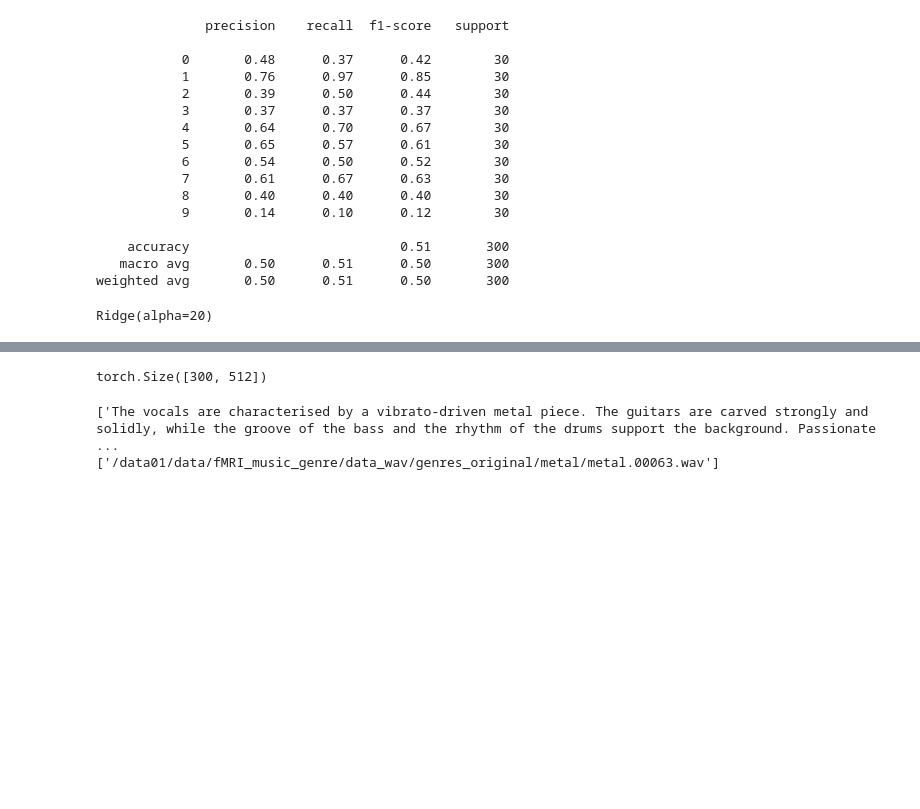
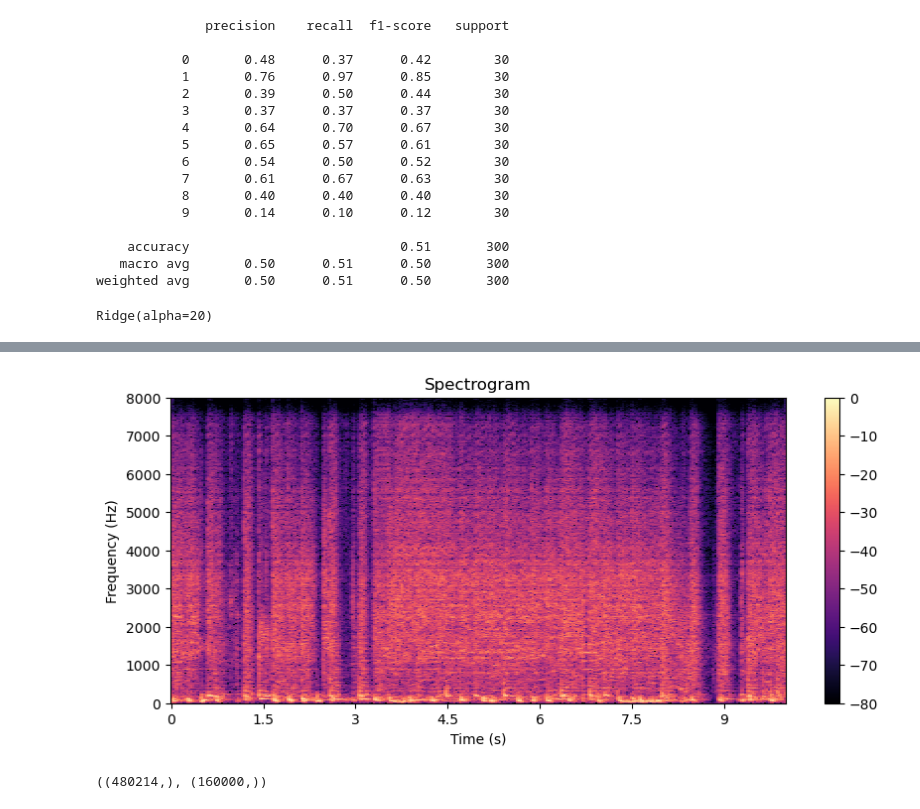
Before and after one commit to neoayanami/fmri-music-retrieve, a Jupyter notebook: AudioGen.ipynb, the cells around one changed output, grey strips where cells are left out. Saved outputs shown, nothing was run; the diff lists cells and outputs as text; code cells hidden in the pictures; blank space fills up the shorter version.

Commit message:
AudioGen spect

```diff
--- a/AudioGen.ipynb
+++ b/AudioGen.ipynb
@@ -695,0 +698,5 @@ stop_track = start_track + 1
+# %%
+start_track = 59   # 4, 5 --> (blues);  7 (classical); 17 (country); 20 (disco); 26, 27 (hip-hop); 32, 34 (jazz)
+                   # 37 (metal); 44, 45 (pop); 48 (reggae); 56, 57 (rock)
+
+stop_track = start_track + 1
@@ -701,14 +727,24 @@ from IPython.display import Audio
 Audio(audio_pred_from_brain, rate=16000)
 # %% [output]
 [interactive output not drawn]
-# %%
-test_text_feat_avg_aligned.shape
-# %% [output]
-torch.Size([300, 512])
+# %%
+import librosa
+
+X_pred = librosa.stft(audio_pred_from_brain)
+Xdb_pred = librosa.amplitude_to_db(abs(X_pred), ref=np.max)
+plt.figure(figsize=(10, 4))
+librosa.display.specshow(Xdb_pred, sr=16000, x_axis='time', y_axis='hz',)
+plt.colorbar()
+plt.title('Spectrogram')
+plt.xlabel('Time (s)')
+plt.ylabel('Frequency (Hz)')
+plt.show()
+# %% [output]
+[figure, added]
 # %%
 audio_vera = pipe(prompt_embeds=test_text_feat_avg_aligned[start_track:stop_track], num_inference_steps=50, audio_length_in_s=10.0).audios[0]
-print(test_caption_avg_aligned[start_track:stop_track])
-print(test_stim_name_avg_aligned[start_track:stop_track])
+audio_vera_wav = librosa.load(test_stim_name_avg_aligned[:60][start_track:stop_track][0], sr=16000)
-# %% [output]
-['The vocals are characterised by a vibrato-driven metal piece. The guitars are carved strongly and solidly, while the groove of the bass and the rhythm of the drums support the background. Passionate ...
-['/data01/data/fMRI_music_genre/data_wav/genres_original/metal/metal.00063.wav']
+# %%
+audio_vera_wav[0].shape, audio_vera.shape
+# %% [output]
+((480214,), (160000,))
```
Also changed, not shown: parts of 9 cells of this notebook, 1 other file.
